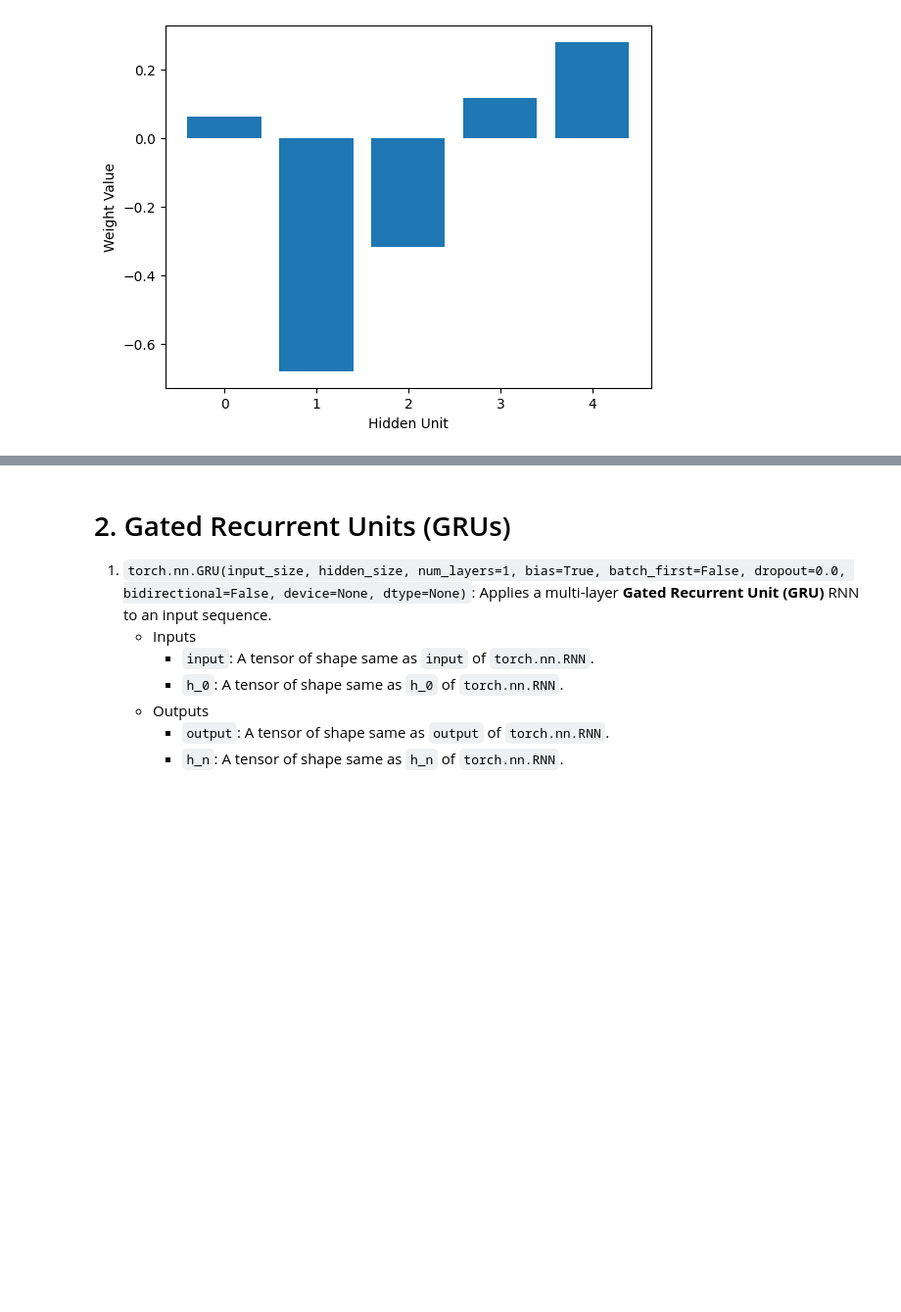
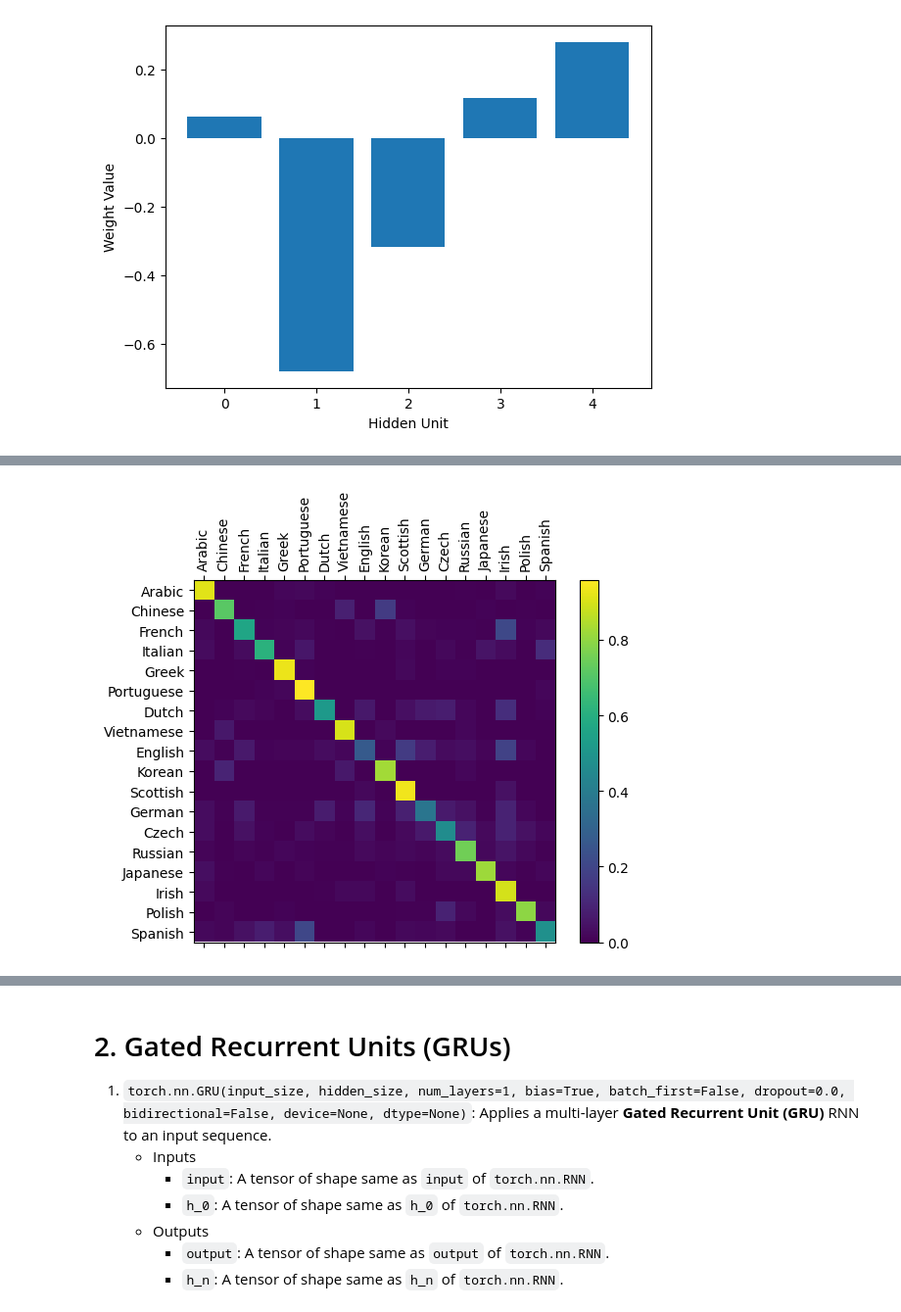
Before and after one commit to yungshun317/torch-nlp, a Jupyter notebook: recurrent_neural_networks.ipynb, the cells around one changed output, grey strips where cells are left out. Shown at 98% size. Saved outputs shown, nothing was run; the diff lists cells and outputs as text; code cells hidden in the pictures; blank space fills up the shorter version.

```diff
--- a/recurrent_neural_networks.ipynb
+++ b/recurrent_neural_networks.ipynb
@@ -426,0 +571,18 @@ plt.show()
+# %%
+import random
+
+random.seed(0)
+
+def random_choice(lst):
+    return lst[random.randint(0, len(lst) - 1)]
+
+def random_training_example():
+    category = random_choice(all_categories)
+    line = random_choice(category_lines[category])
+    category_tensor = torch.tensor([all_categories.index(category)], dtype=torch.long)
+    line_tensor = line_to_tensor(line)
+    return category, line, category_tensor, line_tensor
+
+for i in range(10):
+    category, line, category_tensor, line_tensor = random_training_example()
+    print('category =', category, '/ line =', line)
@@ -426,0 +694,43 @@ plt.show()
+# %%
+# Keep track of correct guesses in a confusion matrix
+confusion = torch.zeros(num_categories, num_categories)
+num_confusion = 10000
+
+# Return an output given a line
+def evaluate(line_tensor):
+    hidden_state = rnn_model.initialize_hidden_state()
+
+    for i in range(line_tensor.size()[0]):
+        output, hidden_state = rnn_model(line_tensor[i], hidden_state)
+
+    return output
+
+# Go through a bunch of examples and record which are correctly guessed
+for i in range(num_confusion):
+    category, line, category_tensor, line_tensor = random_training_example()
+    output = evaluate(line_tensor)
+    prediction, prediction_idx = category_from_output(output)
+    category_idx = all_categories.index(category)
+    confusion[category_idx][prediction_idx] += 1
+
+# Normalize by dividing every row by its sum
+for i in range(num_categories):
+    confusion[i] = confusion[i] / confusion[i].sum()
+
+# Set up plot
+fig = plt.figure()
+ax = fig.add_subplot(111)
+cax = ax.matshow(confusion.numpy())
+fig.colorbar(cax)
+
+# Set up axes
+ax.set_xticklabels([''] + all_categories, rotation=90)
+ax.set_yticklabels([''] + all_categories)
+
+# Force label at every tick
+ax.xaxis.set_major_locator(ticker.MultipleLocator(1))
+ax.yaxis.set_major_locator(ticker.MultipleLocator(1))
+
+plt.show()
+# %% [output]
+[figure, added]
```
Also changed, not shown: parts of 19 cells of this notebook, 1 other file.
